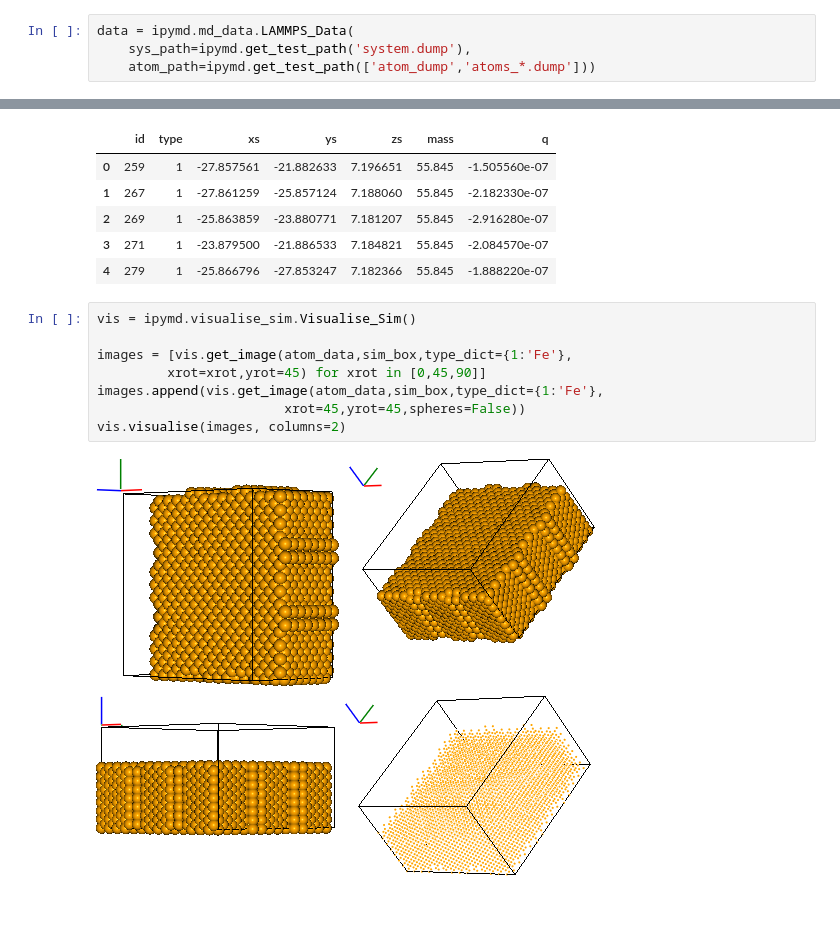
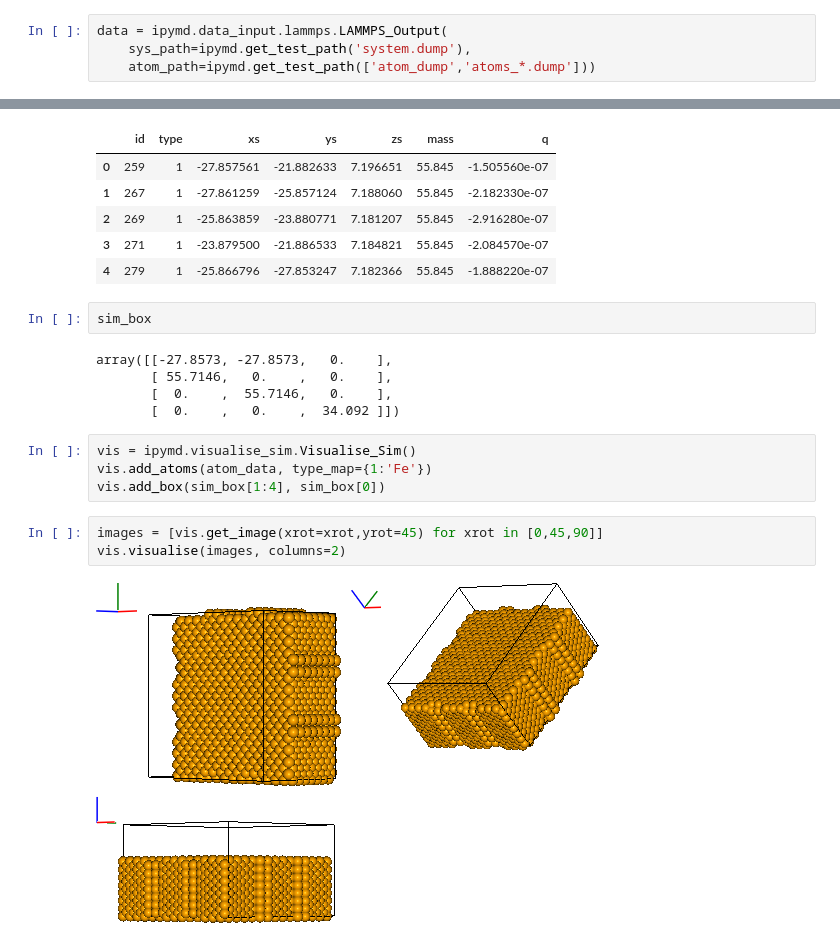
Before and after one commit to chrisjsewell/ipymd, a Jupyter notebook: example_analysis.ipynb, the cells around one changed output, grey strips where cells are left out. Saved outputs shown, nothing was run; the diff lists cells and outputs as text; blank space fills up the shorter version.

```diff
--- a/example_analysis.ipynb
+++ b/example_analysis.ipynb
@@ -2,7 +2,7 @@
 %matplotlib inline
 import ipymd
 # %%
-data = ipymd.md_data.LAMMPS_Data(
+data = ipymd.data_input.lammps.LAMMPS_Output(
     sys_path=ipymd.get_test_path('system.dump'),
     atom_path=ipymd.get_test_path(['atom_dump','atoms_*.dump']))
 # %%
@@ -34,13 +34,19 @@ atom_data.head()
 | 2 | 269 | 1 | -25.863859 | -23.880771 | 7.181207 | 55.845 | -2.916280e-07 |
 | 3 | 271 | 1 | -23.879500 | -21.886533 | 7.184821 | 55.845 | -2.084570e-07 |
 | 4 | 279 | 1 | -25.866796 | -27.853247 | 7.182366 | 55.845 | -1.888220e-07 |
+# %%
+sim_box
+# %% [output]
+array([[-27.8573, -27.8573,   0.    ],
+       [ 55.7146,   0.    ,   0.    ],
+       [  0.    ,  55.7146,   0.    ],
+       [  0.    ,   0.    ,  34.092 ]])
+# %%
+vis = ipymd.visualise_sim.Visualise_Sim()
+vis.add_atoms(atom_data, type_map={1:'Fe'})
+vis.add_box(sim_box[1:4], sim_box[0])
 # %%
-vis = ipymd.visualise_sim.Visualise_Sim()
-
-images = [vis.get_image(atom_data,sim_box,type_dict={1:'Fe'},
-         xrot=xrot,yrot=45) for xrot in [0,45,90]]
-images.append(vis.get_image(atom_data,sim_box,type_dict={1:'Fe'},
-                        xrot=45,yrot=45,spheres=False))
+images = [vis.get_image(xrot=xrot,yrot=45) for xrot in [0,45,90]]
 vis.visualise(images, columns=2)
 # %% [output]
-[figure, old version]
+[figure, new version]
```
